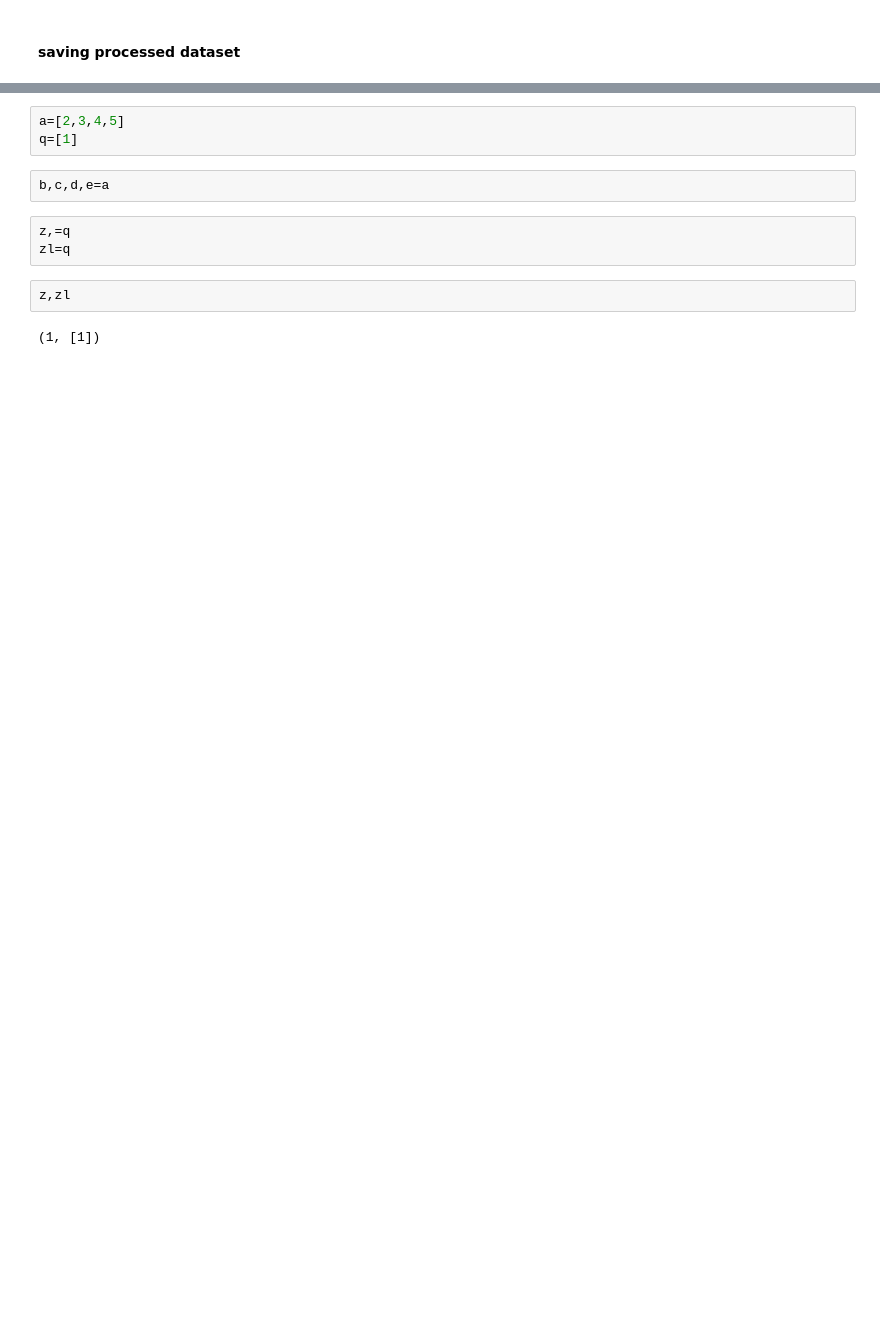
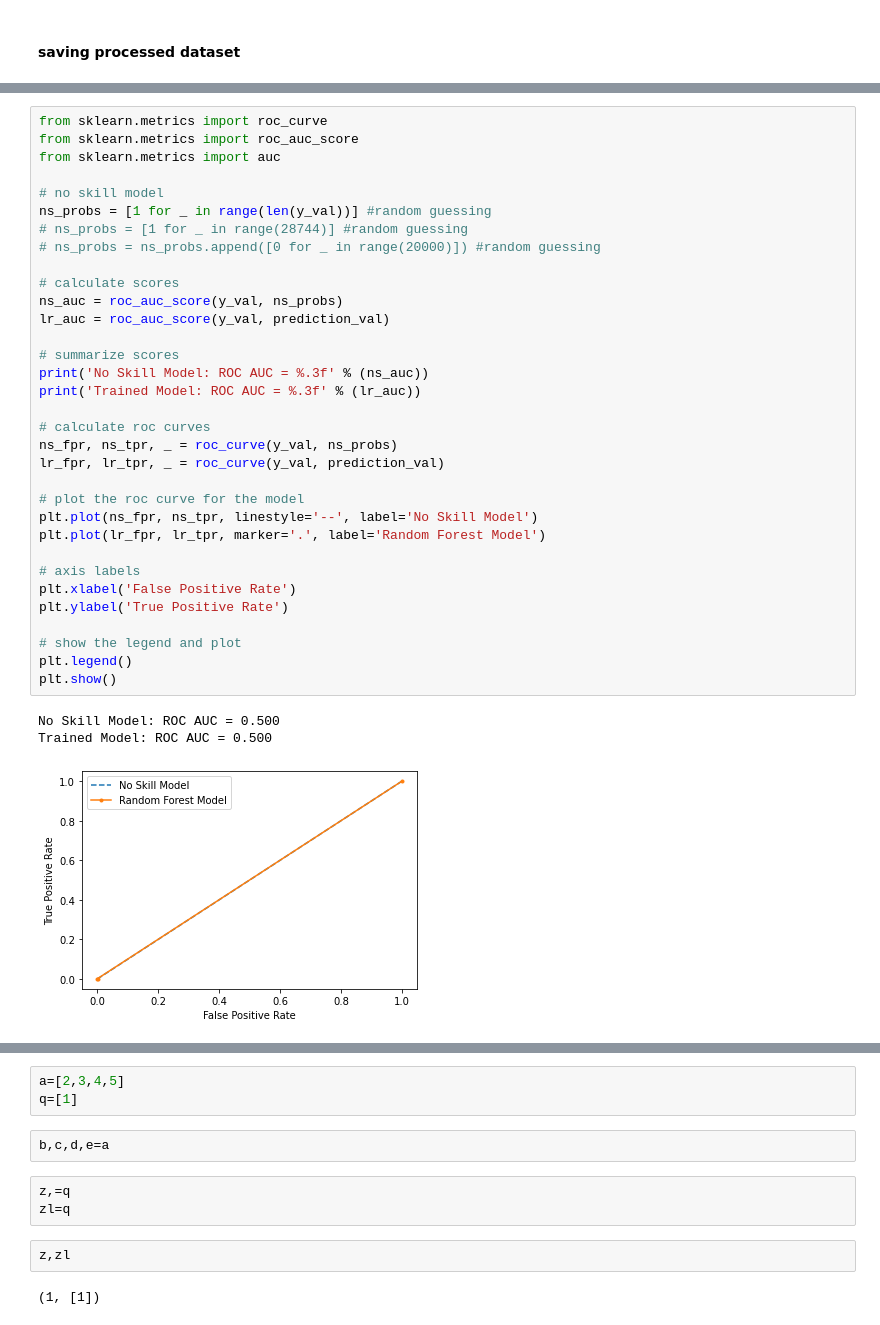
Before and after one commit to paramudya/bri-people-analytics, a Jupyter notebook: people_awin.ipynb, the cells around one changed output, grey strips where cells are left out. Saved outputs shown, nothing was run; the diff lists cells and outputs as text; blank space fills up the shorter version.

```diff
--- a/people_awin.ipynb
+++ b/people_awin.ipynb
@@ -154,0 +478,37 @@ train,=onehot([train],col)
+# %%
+from sklearn.metrics import roc_curve
+from sklearn.metrics import roc_auc_score
+from sklearn.metrics import auc
+
+# no skill model
+ns_probs = [1 for _ in range(len(y_val))] #random guessing
+# ns_probs = [1 for _ in range(28744)] #random guessing
+# ns_probs = ns_probs.append([0 for _ in range(20000)]) #random guessing
+
+# calculate scores
+ns_auc = roc_auc_score(y_val, ns_probs)
+lr_auc = roc_auc_score(y_val, prediction_val)
+
+# summarize scores
+print('No Skill Model: ROC AUC = %.3f' % (ns_auc))
+print('Trained Model: ROC AUC = %.3f' % (lr_auc))
+
+# calculate roc curves
+ns_fpr, ns_tpr, _ = roc_curve(y_val, ns_probs)
+lr_fpr, lr_tpr, _ = roc_curve(y_val, prediction_val)
+
+# plot the roc curve for the model
+plt.plot(ns_fpr, ns_tpr, linestyle='--', label='No Skill Model')
+plt.plot(lr_fpr, lr_tpr, marker='.', label='Random Forest Model')
+
+# axis labels
+plt.xlabel('False Positive Rate')
+plt.ylabel('True Positive Rate')
+
+# show the legend and plot
+plt.legend()
+plt.show()
+# %% [output]
+No Skill Model: ROC AUC = 0.500
+Trained Model: ROC AUC = 0.500
+[figure, added]
```
Also changed, not shown: parts of 66 cells of this notebook.
